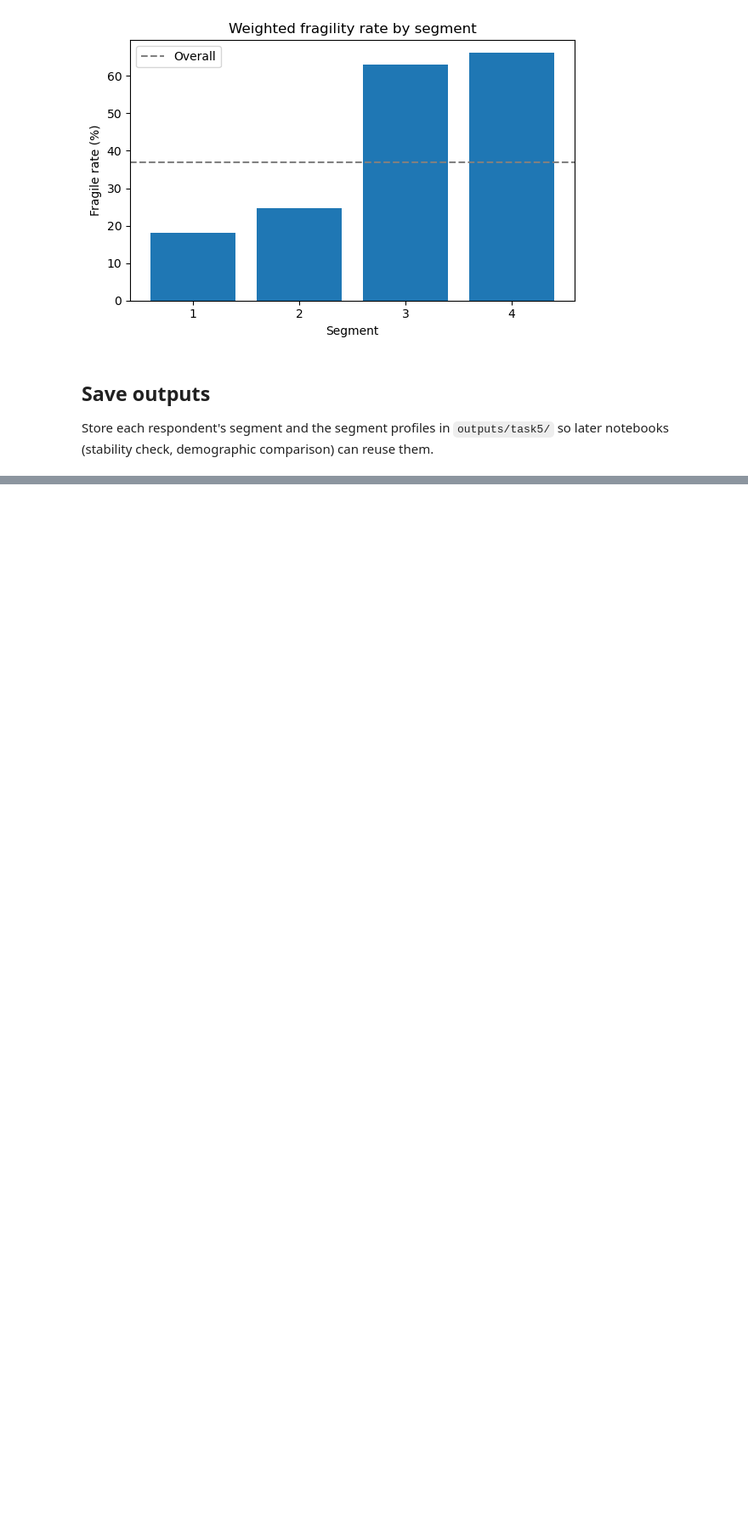
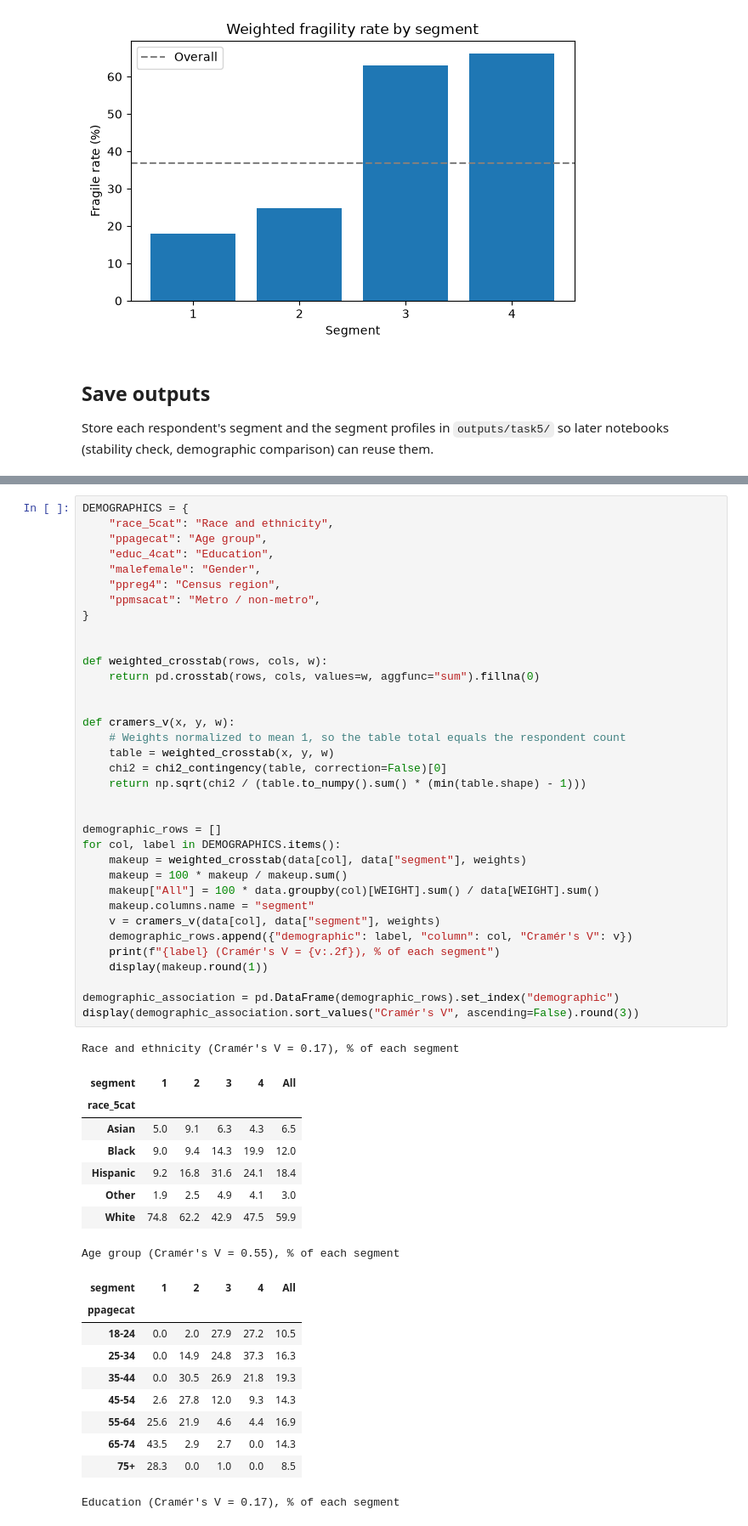
Before and after one commit to Break-Through-Tech/Thrivent-1A-financial-resilience-map, a Jupyter notebook: notebooks/09_segmentation.ipynb, the cells around one changed output, grey strips where cells are left out. Shown at 85% size. Saved outputs shown, nothing was run; the diff lists cells and outputs as text; blank space fills up the shorter version.

```diff
--- a/notebooks/09_segmentation.ipynb
+++ b/notebooks/09_segmentation.ipynb
@@ -246,0 +300,55 @@ Saved segments for 12,934 respondents to outputs/task5
+# %%
+DEMOGRAPHICS = {
+    "race_5cat": "Race and ethnicity",
+    "ppagecat": "Age group",
+    "educ_4cat": "Education",
+    "malefemale": "Gender",
+    "ppreg4": "Census region",
+    "ppmsacat": "Metro / non-metro",
+}
+
+
+def weighted_crosstab(rows, cols, w):
+    return pd.crosstab(rows, cols, values=w, aggfunc="sum").fillna(0)
+
+
+def cramers_v(x, y, w):
+    # Weights normalized to mean 1, so the table total equals the respondent count
+    table = weighted_crosstab(x, y, w)
+    chi2 = chi2_contingency(table, correction=False)[0]
+    return np.sqrt(chi2 / (table.to_numpy().sum() * (min(table.shape) - 1)))
+
+
+demographic_rows = []
+for col, label in DEMOGRAPHICS.items():
+    makeup = weighted_crosstab(data[col], data["segment"], weights)
+    makeup = 100 * makeup / makeup.sum()
+    makeup["All"] = 100 * data.groupby(col)[WEIGHT].sum() / data[WEIGHT].sum()
+    makeup.columns.name = "segment"
+    v = cramers_v(data[col], data["segment"], weights)
+    demographic_rows.append({"demographic": label, "column": col, "Cramér's V": v})
+    print(f"{label} (Cramér's V = {v:.2f}), % of each segment")
+    display(makeup.round(1))
+
+demographic_association = pd.DataFrame(demographic_rows).set_index("demographic")
+display(demographic_association.sort_values("Cramér's V", ascending=False).round(3))
+# %% [output]
+Race and ethnicity (Cramér's V = 0.17), % of each segment
+| segment | 1 | 2 | 3 | 4 | All |
+| race_5cat |  |  |  |  |  |
+| Asian | 5.0 | 9.1 | 6.3 | 4.3 | 6.5 |
+| Black | 9.0 | 9.4 | 14.3 | 19.9 | 12.0 |
+| Hispanic | 9.2 | 16.8 | 31.6 | 24.1 | 18.4 |
+| Other | 1.9 | 2.5 | 4.9 | 4.1 | 3.0 |
+| White | 74.8 | 62.2 | 42.9 | 47.5 | 59.9 |
+Age group (Cramér's V = 0.55), % of each segment
+| segment | 1 | 2 | 3 | 4 | All |
+| ppagecat |  |  |  |  |  |
+| 18-24 | 0.0 | 2.0 | 27.9 | 27.2 | 10.5 |
+| 25-34 | 0.0 | 14.9 | 24.8 | 37.3 | 16.3 |
+| 35-44 | 0.0 | 30.5 | 26.9 | 21.8 | 19.3 |
+| 45-54 | 2.6 | 27.8 | 12.0 | 9.3 | 14.3 |
+| 55-64 | 25.6 | 21.9 | 4.6 | 4.4 | 16.9 |
+| 65-74 | 43.5 | 2.9 | 2.7 | 0.0 | 14.3 |
+| 75+ | 28.3 | 0.0 | 1.0 | 0.0 | 8.5 |
+Education (Cramér's V = 0.17), % of each segment
```
Also changed, not shown: parts of 15 cells of this notebook, 3 other files.
